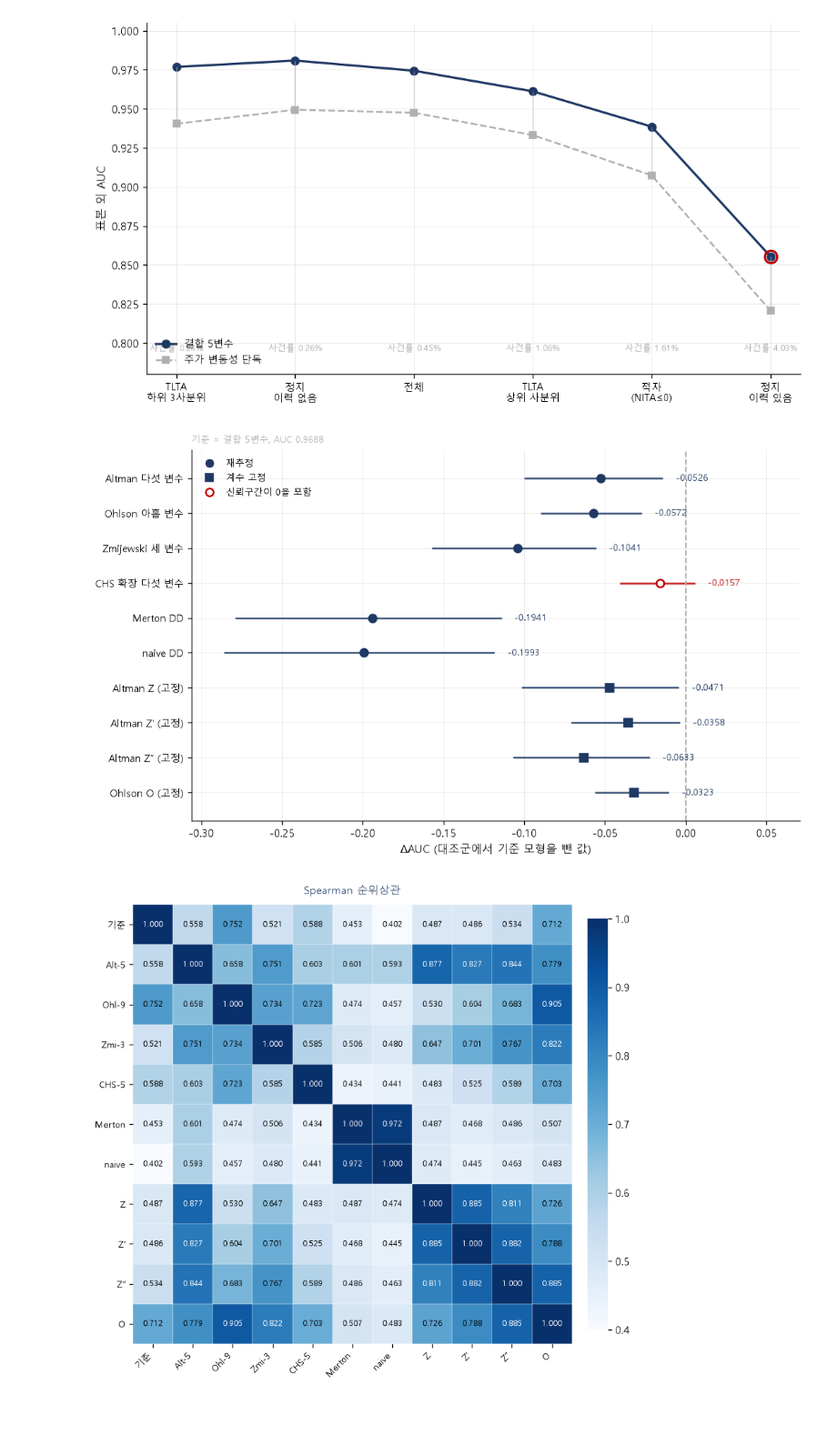
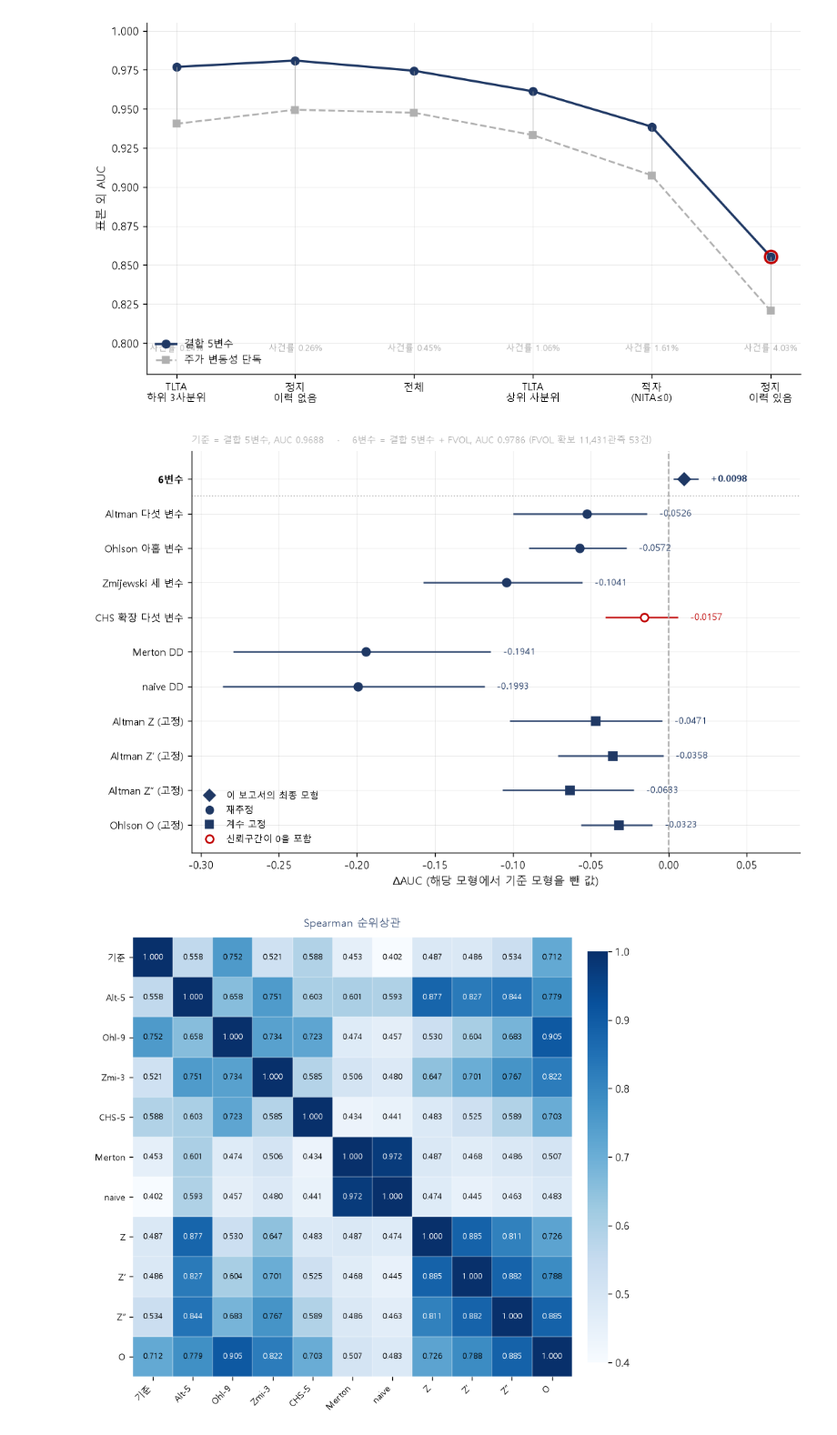
Before and after one commit to Seanjeon0220/project, a Jupyter notebook: quant/fVoL/kospi/delisted_viz.ipynb, the cells around one changed output. Shown at 91% size. Cells and saved outputs as stored; diff of their text form; code cells hidden in the pictures.

```diff
--- a/quant/fVoL/kospi/delisted_viz.ipynb
+++ b/quant/fVoL/kospi/delisted_viz.ipynb
@@ -494,37 +494,54 @@ clean(ax); plt.tight_layout(); plt.show()
 # %%
 # 그림 20
 
-fig, ax = plt.subplots(figsize=(9.2, 5.6))
+fig, ax = plt.subplots(figsize=(9.2, 6.0))
 d = figload('fig_altcmp_forest')
-lab, kind = d['lab'], d['kind']
-dv, lo, hi = d['d'], d['lo'], d['hi']
 ref_auc = d['ref_auc']
+six = 'six_d' in d
 
-y = np.arange(len(lab))[::-1]
-for i, (v, l, h, k) in enumerate(zip(dv, lo, hi, kind)):
+rows = []
+if six:
+    rows.append(('6변수', d['six_d'], d['six_lo'], d['six_hi'], 'six'))
+rows += list(zip(d['lab'], d['d'], d['lo'], d['hi'], d['kind']))
+
+y = np.arange(len(rows))[::-1]
+for i, (nm, v, l, h, k) in enumerate(rows):
     zero_in = l <= 0 <= h
     c = RED if zero_in else NAVY
+    mk = {'six': 'D', '재추정': 'o'}.get(k, 's')
     ax.hlines(y[i], l, h, color=c, linewidth=1.6, alpha=0.85)
-    ax.plot(v, y[i], 'o' if k == '재추정' else 's', markersize=7,
-            color=c, markerfacecolor='white' if zero_in else c, markeredgewidth=1.6)
-    ax.text(h + 0.008, y[i], f'{v:+.4f}', fontsize=8.5, va='center', color=c)
+    ax.plot(v, y[i], mk, markersize=8 if k == 'six' else 7, color=c,
+            markerfacecolor='white' if zero_in else c, markeredgewidth=1.6)
+    ax.text(h + 0.008, y[i], f'{v:+.4f}', fontsize=8.5, va='center', color=c,
+            fontweight='bold' if k == 'six' else 'normal')
 
+los = [r[2] for r in rows]
+his = [r[3] for r in rows]
 ax.axvline(0, color=GRAY, linestyle='--', linewidth=1.3)
+if six:
+    ax.axhline(y[0] - 0.5, color=GRAY, linestyle=':', linewidth=1.0)
 ax.set_yticks(y)
-ax.set_yticklabels(lab, fontsize=9)
-ax.set_ylim(-0.8, len(lab) - 0.2)
-ax.set_xlabel('ΔAUC (대조군에서 기준 모형을 뺀 값)')
-ax.set_xlim(min(lo) - 0.02, max(hi) + 0.065)
+ax.set_yticklabels([r[0] for r in rows], fontsize=9)
+if six:
+    ax.get_yticklabels()[0].set_fontweight('bold')
+ax.set_ylim(-0.8, len(rows) - 0.2)
+ax.set_xlabel('ΔAUC (해당 모형에서 기준 모형을 뺀 값)')
+ax.set_xlim(min(los) - 0.02, max(his) + 0.065)
+if six:
+    ax.plot([], [], 'D', color=NAVY, markersize=8, label='이 보고서의 최종 모형')
 ax.plot([], [], 'o', color=NAVY, markersize=7, label='재추정')
 ax.plot([], [], 's', color=NAVY, markersize=7, label='계수 고정')
 ax.plot([], [], 'o', color=RED, markersize=7, markerfacecolor='white',
         markeredgewidth=1.6, label='신뢰구간이 0을 포함')
-ax.legend(frameon=False, fontsize=8.5, loc='upper left')
-ax.text(0.0, 1.02, f'기준 = 결합 5변수, AUC {ref_auc:.4f}', color=GRAY,
-        fontsize=8.5, transform=ax.transAxes)
+ax.legend(frameon=False, fontsize=8.5, loc='lower left')
+cap = f'기준 = 결합 5변수, AUC {ref_auc:.4f}'
+if six:
+    cap += (f'    ·    6변수 = 결합 5변수 + FVOL, AUC {d["six_auc"]:.4f}'
+            f' (FVOL 확보 {d["six_n"]:,}관측 {d["six_ev"]}건)')
+ax.text(0.0, 1.02, cap, color=GRAY, fontsize=8.5, transform=ax.transAxes)
 clean(ax); plt.tight_layout(); plt.show()
 # %% [output]
-[figure, old version]
+[figure, new version]
 # %%
 # 그림 21
 
```
Also changed, not shown: parts of 1 cell of this notebook, 3 other files.
